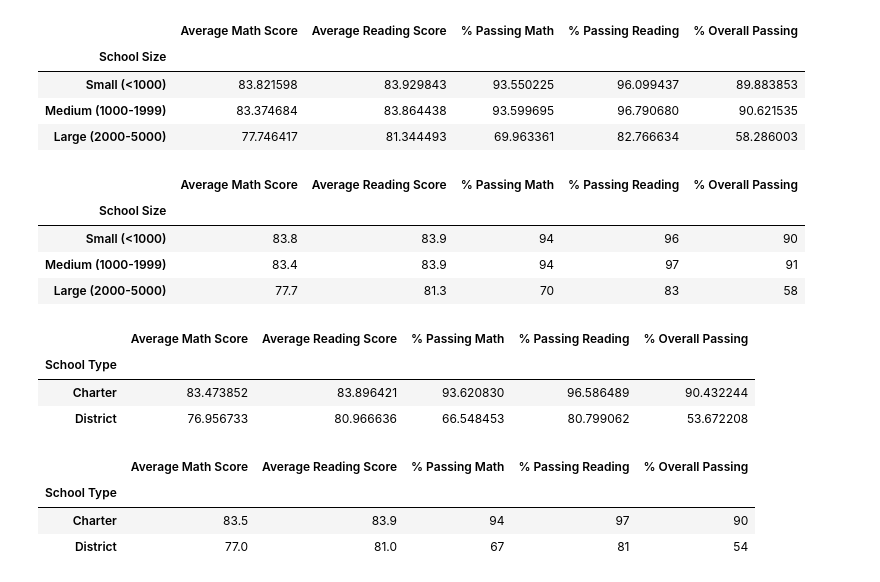
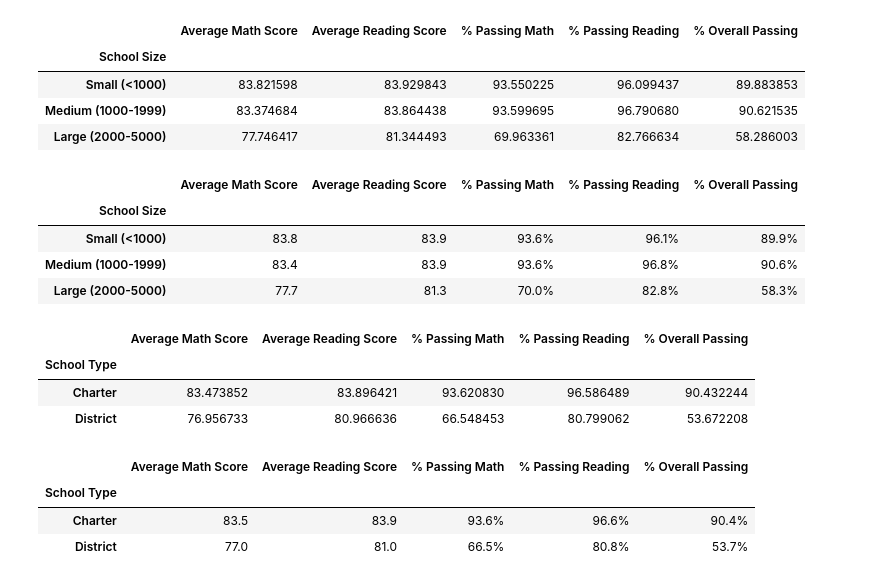
Before and after one commit to LauraMarieRoss/School_District_Analysis, a Jupyter notebook: PyCitySchools.ipynb, the cells around one changed output. Saved outputs shown, nothing was run; the diff lists cells and outputs as text; code cells hidden in the pictures.

Commit message:
Slight DataFrame Formatting Changes

```diff
--- a/PyCitySchools.ipynb
+++ b/PyCitySchools.ipynb
@@ -689,22 +689,22 @@ size_summary_df
 # %%
 # Formatting.
 size_summary_df["Average Math Score"] = size_summary_df["Average Math Score"].map("{:.1f}".format)
 
 size_summary_df["Average Reading Score"] = size_summary_df["Average Reading Score"].map("{:.1f}".format)
 
-size_summary_df["% Passing Math"] = size_summary_df["% Passing Math"].map("{:.0f}".format)
+size_summary_df["% Passing Math"] = size_summary_df["% Passing Math"].map("{:.1f}%".format)
 
-size_summary_df["% Passing Reading"] = size_summary_df["% Passing Reading"].map("{:.0f}".format)
+size_summary_df["% Passing Reading"] = size_summary_df["% Passing Reading"].map("{:.1f}%".format)
 
-size_summary_df["% Overall Passing"] = size_summary_df["% Overall Passing"].map("{:.0f}".format)
+size_summary_df["% Overall Passing"] = size_summary_df["% Overall Passing"].map("{:.1f}%".format)
 
 size_summary_df
 # %% [output]
 |  | Average Math Score | Average Reading Score | % Passing Math | % Passing Reading | % Overall Passing |
 | School Size |  |  |  |  |  |
-| Small (<1000) | 83.8 | 83.9 | 94 | 96 | 90 |
-| Medium (1000-1999) | 83.4 | 83.9 | 94 | 97 | 91 |
-| Large (2000-5000) | 77.7 | 81.3 | 70 | 83 | 58 |
+| Small (<1000) | 83.8 | 83.9 | 93.6% | 96.1% | 89.9% |
+| Medium (1000-1999) | 83.4 | 83.9 | 93.6% | 96.8% | 90.6% |
+| Large (2000-5000) | 77.7 | 81.3 | 70.0% | 82.8% | 58.3% |
 # %%
 # Calculate averages for the desired columns.
 type_math_scores = per_school_summary_df.groupby(["School Type"]).mean()["Average Math Score"]
@@ -737,15 +737,15 @@ type_summary_df["Average Math Score"] = type_summary_df["Average Math Score"].ma
 
 type_summary_df["Average Reading Score"] = type_summary_df["Average Reading Score"].map("{:.1f}".format)
 
-type_summary_df["% Passing Math"] = type_summary_df["% Passing Math"].map("{:.0f}".format)
+type_summary_df["% Passing Math"] = type_summary_df["% Passing Math"].map("{:.1f}%".format)
 
-type_summary_df["% Passing Reading"] = type_summary_df["% Passing Reading"].map("{:.0f}".format)
+type_summary_df["% Passing Reading"] = type_summary_df["% Passing Reading"].map("{:.1f}%".format)
 
-type_summary_df["% Overall Passing"] = type_summary_df["% Overall Passing"].map("{:.0f}".format)
+type_summary_df["% Overall Passing"] = type_summary_df["% Overall Passing"].map("{:.1f}%".format)
 
 type_summary_df
 # %% [output]
 |  | Average Math Score | Average Reading Score | % Passing Math | % Passing Reading | % Overall Passing |
 | School Type |  |  |  |  |  |
-| Charter | 83.5 | 83.9 | 94 | 97 | 90 |
-| District | 77.0 | 81.0 | 67 | 81 | 54 |
+| Charter | 83.5 | 83.9 | 93.6% | 96.6% | 90.4% |
+| District | 77.0 | 81.0 | 66.5% | 80.8% | 53.7% |
```
Also changed, not shown: parts of 2 cells of this notebook, 1 other file.
